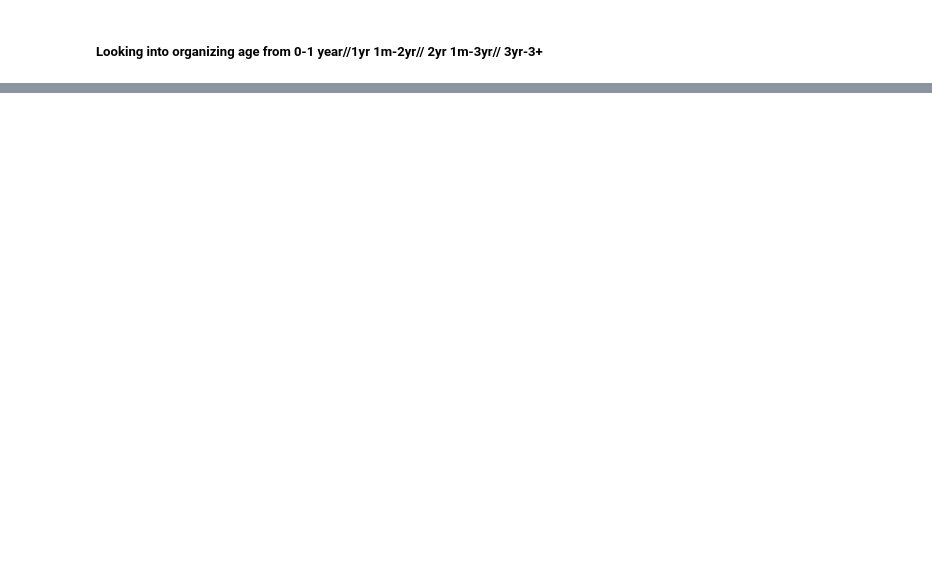
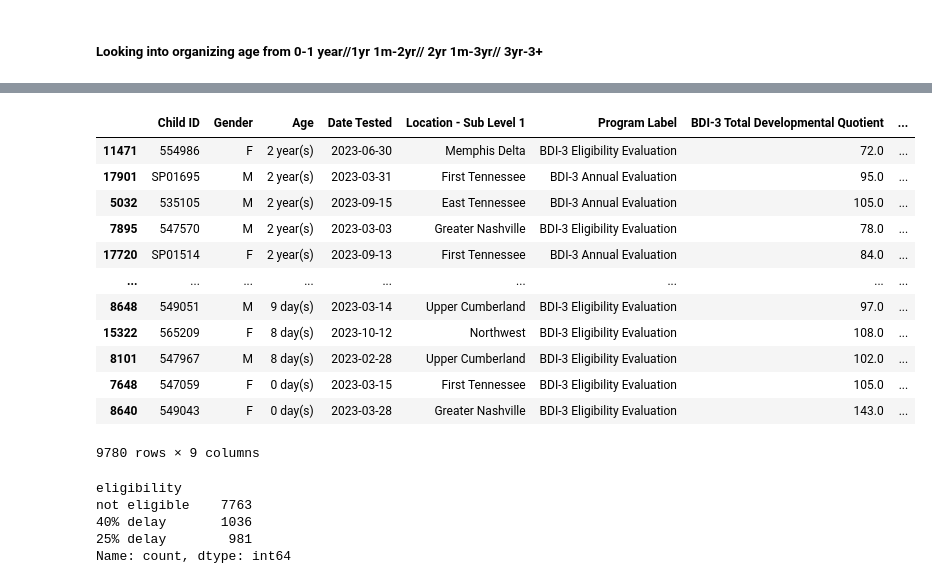
Before and after one commit to NSS-Data-Analytics-Cohort-10/teis-labracoders, a Jupyter notebook: notebooks/eda_2.ipynb, the cells around one changed output, grey strips where cells are left out. Cells and saved outputs as stored; diff of their text form; code cells hidden in the pictures; blank space fills up the shorter version.

```diff
--- a/notebooks/eda_2.ipynb
+++ b/notebooks/eda_2.ipynb
@@ -489,0 +558,25 @@ bdi_dq
+# %%
+bdi_dq_to_2yr=bdi_dq.loc[bdi_dq['Age_num']<=2.000].sort_values('Age_num', ascending=False)
+bdi_dq_to_2yr
+# %% [output]
+|  | Child ID | Gender | Age | Date Tested | Location - Sub Level 1 | Program Label | BDI-3 Total Developmental Quotient | ... |
+| 11471 | 554986 | F | 2 year(s) | 2023-06-30 | Memphis Delta | BDI-3 Eligibility Evaluation | 72.0 | ... |
+| 17901 | SP01695 | M | 2 year(s) | 2023-03-31 | First Tennessee | BDI-3 Annual Evaluation | 95.0 | ... |
+| 5032 | 535105 | M | 2 year(s) | 2023-09-15 | East Tennessee | BDI-3 Annual Evaluation | 105.0 | ... |
+| 7895 | 547570 | M | 2 year(s) | 2023-03-03 | Greater Nashville | BDI-3 Eligibility Evaluation | 78.0 | ... |
+| 17720 | SP01514 | F | 2 year(s) | 2023-09-13 | First Tennessee | BDI-3 Annual Evaluation | 84.0 | ... |
+| ... | ... | ... | ... | ... | ... | ... | ... | ... |
+| 8648 | 549051 | M | 9 day(s) | 2023-03-14 | Upper Cumberland | BDI-3 Eligibility Evaluation | 97.0 | ... |
+| 15322 | 565209 | F | 8 day(s) | 2023-10-12 | Northwest | BDI-3 Eligibility Evaluation | 108.0 | ... |
+| 8101 | 547967 | M | 8 day(s) | 2023-02-28 | Upper Cumberland | BDI-3 Eligibility Evaluation | 102.0 | ... |
+| 7648 | 547059 | F | 0 day(s) | 2023-03-15 | First Tennessee | BDI-3 Eligibility Evaluation | 105.0 | ... |
+| 8640 | 549043 | F | 0 day(s) | 2023-03-28 | Greater Nashville | BDI-3 Eligibility Evaluation | 143.0 | ... |
+9780 rows × 9 columns
+# %%
+bdi_dq_to_2yr['eligibility'].value_counts()
+# %% [output]
+eligibility
+not eligible    7763
+40% delay       1036
+25% delay        981
+Name: count, dtype: int64
```
Also changed, not shown: parts of 29 cells of this notebook.
